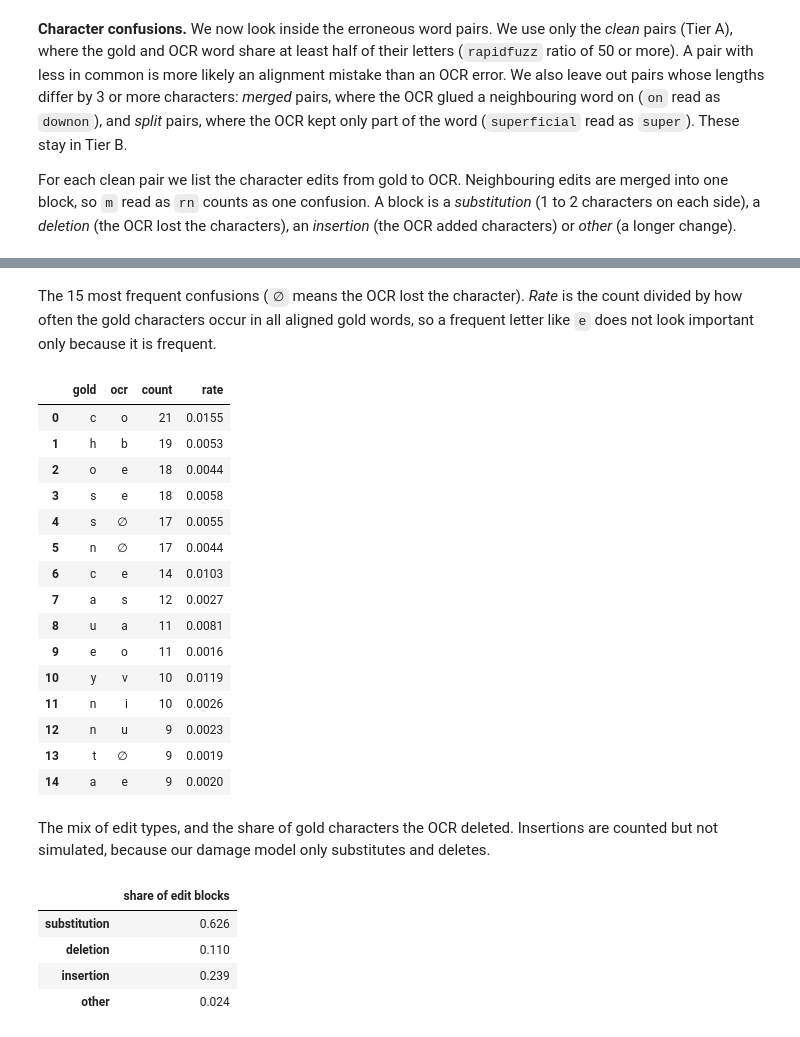
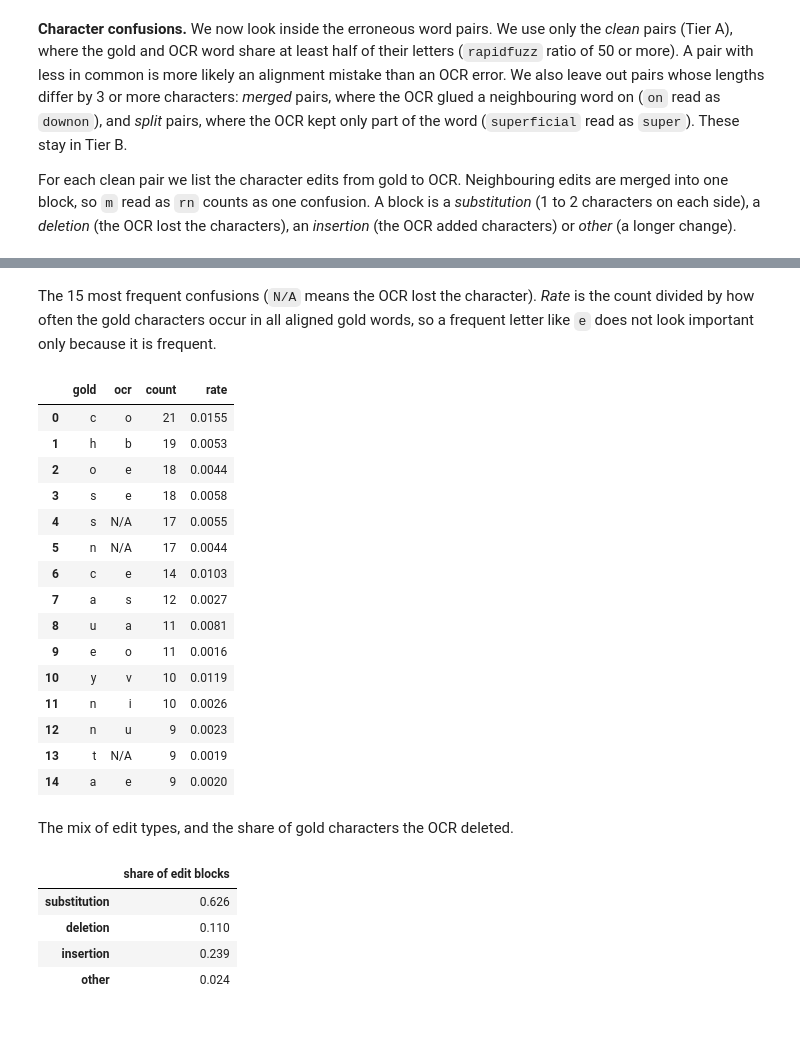
Before and after one commit to tanruoshan/GenAI, a Jupyter notebook: notebooks/01_dataset_and_damage_pipeline.ipynb, the cells around one changed output, grey strips where cells are left out. Drawn from its saved outputs; the diff is of its cells as text; code cells hidden in the pictures.

```diff
--- a/notebooks/01_dataset_and_damage_pipeline.ipynb
+++ b/notebooks/01_dataset_and_damage_pipeline.ipynb
@@ -383,17 +337,17 @@ merged: 13 pairs moved out of Tier A, for example: on -> downon, not -> does''no
 split: 17 pairs moved out of Tier A, for example: children -> chil, Kennington-park -> Kenning, superficial -> super, about -> ot, prisoner's -> soner's
 Clean pairs (Tier A): 976 of 1148 erroneous word pairs
 # %% [markdown]
-The 15 most frequent confusions (`∅` means the OCR lost the character). *Rate* is the count divided by how often the gold characters occur in all aligned gold words, so a frequent letter like `e` does not look important only because it is frequent.
+The 15 most frequent confusions (`N/A` means the OCR lost the character). *Rate* is the count divided by how often the gold characters occur in all aligned gold words, so a frequent letter like `e` does not look important only because it is frequent.
 # %%
-confusions.head(15).assign(ocr=lambda d: d["ocr"].replace("", "∅")).round(4)
+confusions.head(15).assign(ocr=lambda d: d["ocr"].replace("", "N/A")).round(4)
 # %% [output]
 |  | gold | ocr | count | rate |
 | 0 | c | o | 21 | 0.0155 |
 | 1 | h | b | 19 | 0.0053 |
 | 2 | o | e | 18 | 0.0044 |
 | 3 | s | e | 18 | 0.0058 |
-| 4 | s | ∅ | 17 | 0.0055 |
-| 5 | n | ∅ | 17 | 0.0044 |
+| 4 | s | N/A | 17 | 0.0055 |
+| 5 | n | N/A | 17 | 0.0044 |
 | 6 | c | e | 14 | 0.0103 |
 | 7 | a | s | 12 | 0.0027 |
 | 8 | u | a | 11 | 0.0081 |
@@ -401,10 +355,10 @@ confusions.head(15).assign(ocr=lambda d: d["ocr"].replace("", "∅")).round(4)
 | 10 | y | v | 10 | 0.0119 |
 | 11 | n | i | 10 | 0.0026 |
 | 12 | n | u | 9 | 0.0023 |
-| 13 | t | ∅ | 9 | 0.0019 |
+| 13 | t | N/A | 9 | 0.0019 |
 | 14 | a | e | 9 | 0.0020 |
 # %% [markdown]
-The mix of edit types, and the share of gold characters the OCR deleted. Insertions are counted but not simulated, because our damage model only substitutes and deletes.
+The mix of edit types, and the share of gold characters the OCR deleted.
 # %%
 display(pd.Series(op_mix, name="share of edit blocks").round(3).to_frame())
 print(f"Deleted gold characters: {deletion_rate:.4f} of all characters in aligned words")
```
Also changed, not shown: parts of 18 cells of this notebook, 10 other files.
